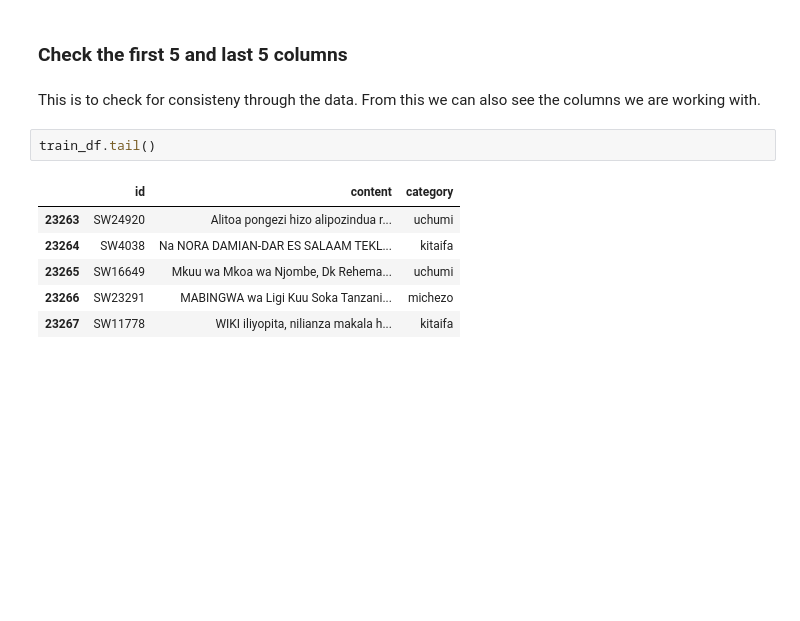
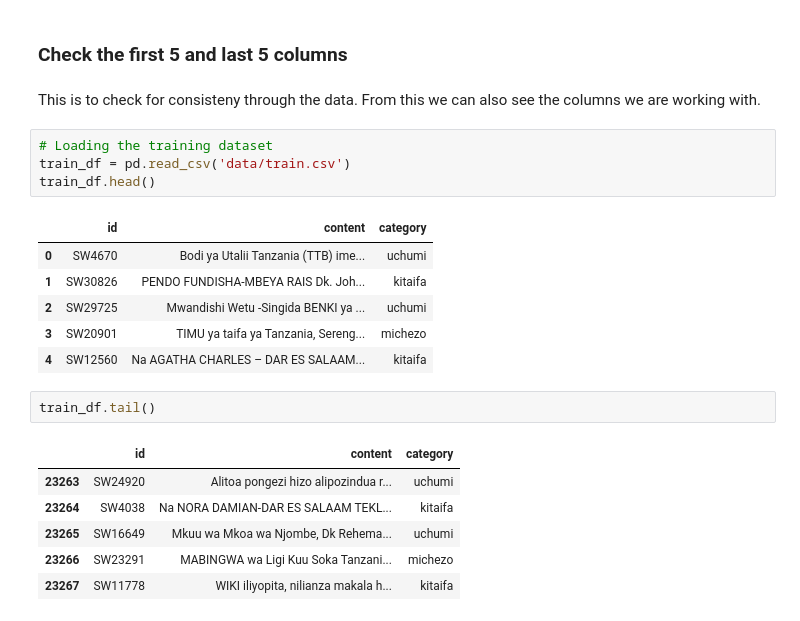
Before and after one commit to Mkayatw0/swahili-news-nlp, a Jupyter notebook: nlp.ipynb, the cells around one changed output. Cells and saved outputs as stored; diff of their text form; blank space fills up the shorter version.

```diff
--- a/nlp.ipynb
+++ b/nlp.ipynb
@@ -45,6 +43,17 @@ True
 ### Check the first 5 and last 5 columns
 # %% [markdown]
 This is to check for consisteny through the data. From this we can also see the columns we  are working with.
+# %%
+# Loading the training dataset
+train_df = pd.read_csv('data/train.csv')
+train_df.head()
+# %% [output]
+|  | id | content | category |
+| 0 | SW4670 | Bodi ya Utalii Tanzania (TTB) ime... | uchumi |
+| 1 | SW30826 | PENDO FUNDISHA-MBEYA RAIS Dk. Joh... | kitaifa |
+| 2 | SW29725 | Mwandishi Wetu -Singida BENKI ya ... | uchumi |
+| 3 | SW20901 | TIMU ya taifa ya Tanzania, Sereng... | michezo |
+| 4 | SW12560 | Na AGATHA CHARLES – DAR ES SALAAM... | kitaifa |
 # %%
 train_df.tail()
 # %% [output]
```
Also changed, not shown: parts of 4 cells of this notebook, 1 other file.
